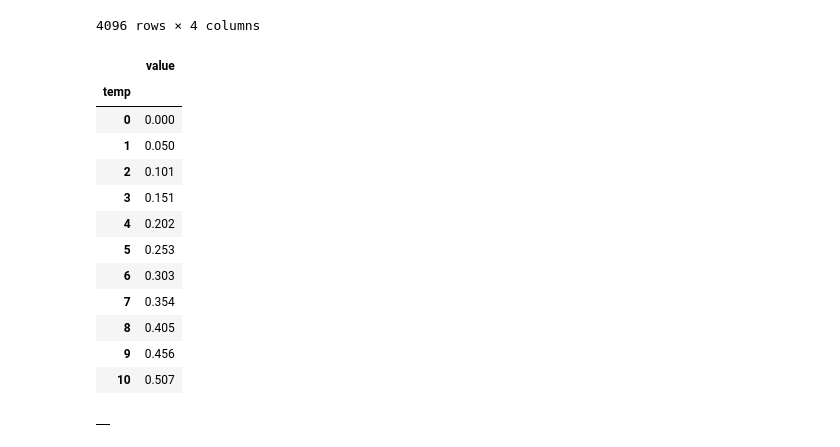
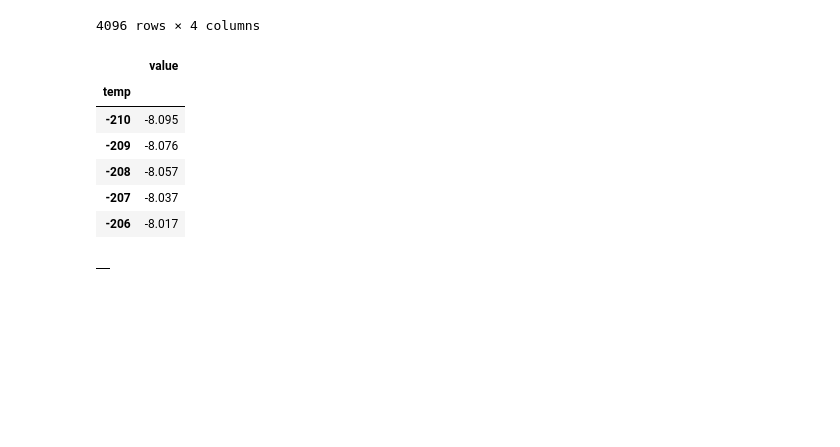
Before and after one commit to Marik28/dissertation, a Jupyter notebook: src/notebooks/Характеристика mcp4725.ipynb, the cells around one changed output. Cells and saved outputs as stored; diff of their text form; code cells hidden in the pictures; blank space fills up the shorter version.

```diff
--- a/src/notebooks/Характеристика mcp4725.ipynb
+++ b/src/notebooks/Характеристика mcp4725.ipynb
@@ -64,21 +64,15 @@ df_mcp_4725
 # %%
 sensor_characteristics = pd.read_csv(path / "ТЖК (J).csv",index_col="temp")
 # %%
-sensor_characteristics.loc[0:10]
+sensor_characteristics.head()
 # %% [output]
 |  | value |
 | temp |  |
-| 0 | 0.000 |
-| 1 | 0.050 |
-| 2 | 0.101 |
-| 3 | 0.151 |
-| 4 | 0.202 |
-| 5 | 0.253 |
-| 6 | 0.303 |
-| 7 | 0.354 |
-| 8 | 0.405 |
-| 9 | 0.456 |
-| 10 | 0.507 |
+| -210 | -8.095 |
+| -209 | -8.076 |
+| -208 | -8.057 |
+| -207 | -8.037 |
+| -206 | -8.017 |
 # %%
 df = pd.DataFrame()
 # %%
```
Also changed, not shown: parts of 8 cells of this notebook, 4 other files.
